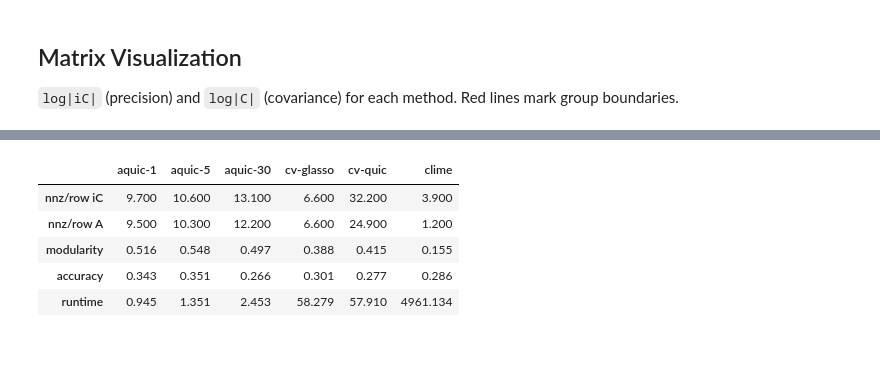
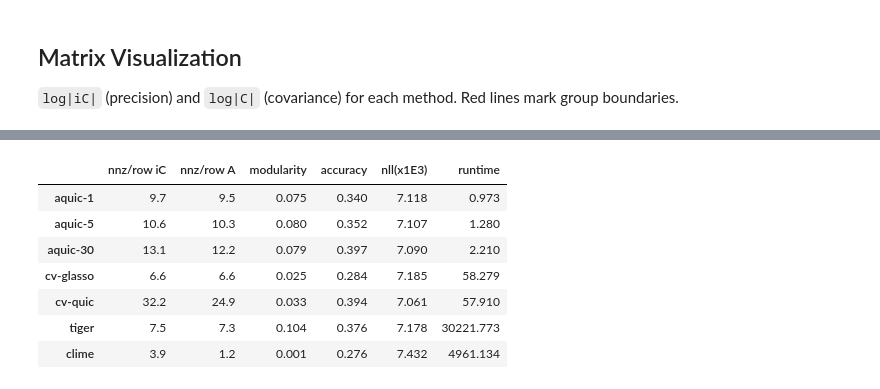
Before and after one commit to aefty/aquic, a Jupyter notebook: test_app_brain.ipynb, the cells around one changed output, grey strips where cells are left out. Drawn from its saved outputs; the diff is of its cells as text; code cells hidden in the pictures; blank space fills up the shorter version.

```diff
--- a/test_app_brain.ipynb
+++ b/test_app_brain.ipynb
@@ -232,6 +285,7 @@ import pandas as pd
 import plotly.graph_objects as go
 from plotly.subplots import make_subplots
 from networkx.algorithms.community.quality import modularity, partition_quality
+from scipy.optimize import linear_sum_assignment
 
 k                   = len(group_names.keys())
 records             = {}
@@ -245,46 +299,55 @@ for m in methods:
     # the adjacency matrix A is the  abs( negative values of precision matrix )
     A = np.abs(np.minimum(iCn, 0.0))
     np.fill_diagonal(A, 0.0)
 
     G = nx.from_numpy_array(A)
-    _, clabels = metis.part_graph(G, nparts=k,ubvec=[1.3])
+    _, clabels = metis.part_graph(G, nparts=k, ubvec=[5],recursive=False, objtype='cut')
     clabels    = np.asarray(clabels, dtype=int)
 
     communities = [set(np.where(clabels == c)[0]) for c in range(k)]
     modularity_val = modularity(G, communities, weight="weight")
 
     # for each community, find the most common label_group value as the matched group
     comm_to_group = {}
     used = np.zeros(k,dtype=bool) # track already assigned groups, no double assigment
+    counts = []
+    np.random.seed(seed=0)
     for x in range(k):
-        idx                    = np.where(clabels == x)[0] # indices of nodes in community x
-        vals                   = label_group[idx] # their true group labels
-        counts                 = np.bincount(vals, minlength=k)[:k] # counts of correct assigment
-        counts[used]           = 0 # set all selected (previsly) communities to zero
-        comm_to_group[x]       = counts.argmax() # most popular = matched group
-        used[comm_to_group[x]] = True
+        idx                     = np.where(clabels == x)[0] # indices of nodes in community x
+        vals                    = label_group[idx] # their true group labels
+        count_k                 = np.bincount(vals, minlength=k) + np.random.rand() #add random [0,1] so there are not ties
+        counts.append(count_k)
+
+    # counts_mat[i,j] is the number of correct classification if community "i" was mapped to group "j"
+    counts_mat = np.array(counts)
+    row_ind, col_ind = linear_sum_assignment(counts_mat, maximize=True)
+    comm_to_group={}
+    for x in range(k):
+        comm_to_group[row_ind[x]] = col_ind[x]
 
     clabels_matched        = np.array([comm_to_group[c] for c in clabels])
     all_clabels_matched[m] = clabels_matched
 
     # overall + per-group accuracy
     accuracy = (clabels_matched == label_group).mean()
 
     records[m] = {
         'nnz/row iC':  round(np.count_nonzero(iCn - np.diag(np.diag(iCn))) / iCn.shape[0], 1),
         'nnz/row A':   round(np.count_nonzero(A) / A.shape[0], 1),
         'modularity':  round(modularity_val, 3),
         'accuracy':    round(accuracy, 3),
-        #'nll':         round(nll[m], 3),
+        'nll(x1E3)':   round(nll[m]/1000, 3),
         'runtime':     round(runtimes[m], 3),
     }
 
-pd.DataFrame(records)
+pd.DataFrame(records).T
 # %% [output]
-|  | aquic-1 | aquic-5 | aquic-30 | cv-glasso | cv-quic | clime |
-| nnz/row iC | 9.700 | 10.600 | 13.100 | 6.600 | 32.200 | 3.900 |
-| nnz/row A | 9.500 | 10.300 | 12.200 | 6.600 | 24.900 | 1.200 |
-| modularity | 0.516 | 0.548 | 0.497 | 0.388 | 0.415 | 0.155 |
-| accuracy | 0.343 | 0.351 | 0.266 | 0.301 | 0.277 | 0.286 |
-| runtime | 0.945 | 1.351 | 2.453 | 58.279 | 57.910 | 4961.134 |
+|  | nnz/row iC | nnz/row A | modularity | accuracy | nll(x1E3) | runtime |
+| aquic-1 | 9.7 | 9.5 | 0.075 | 0.340 | 7.118 | 0.973 |
+| aquic-5 | 10.6 | 10.3 | 0.080 | 0.352 | 7.107 | 1.280 |
+| aquic-30 | 13.1 | 12.2 | 0.079 | 0.397 | 7.090 | 2.210 |
+| cv-glasso | 6.6 | 6.6 | 0.025 | 0.284 | 7.185 | 58.279 |
+| cv-quic | 32.2 | 24.9 | 0.033 | 0.394 | 7.061 | 57.910 |
+| tiger | 7.5 | 7.3 | 0.104 | 0.376 | 7.178 | 30221.773 |
+| clime | 3.9 | 1.2 | 0.001 | 0.276 | 7.432 | 4961.134 |
 # %%
```
Also changed, not shown: parts of 4 cells of this notebook, 4 other files.
